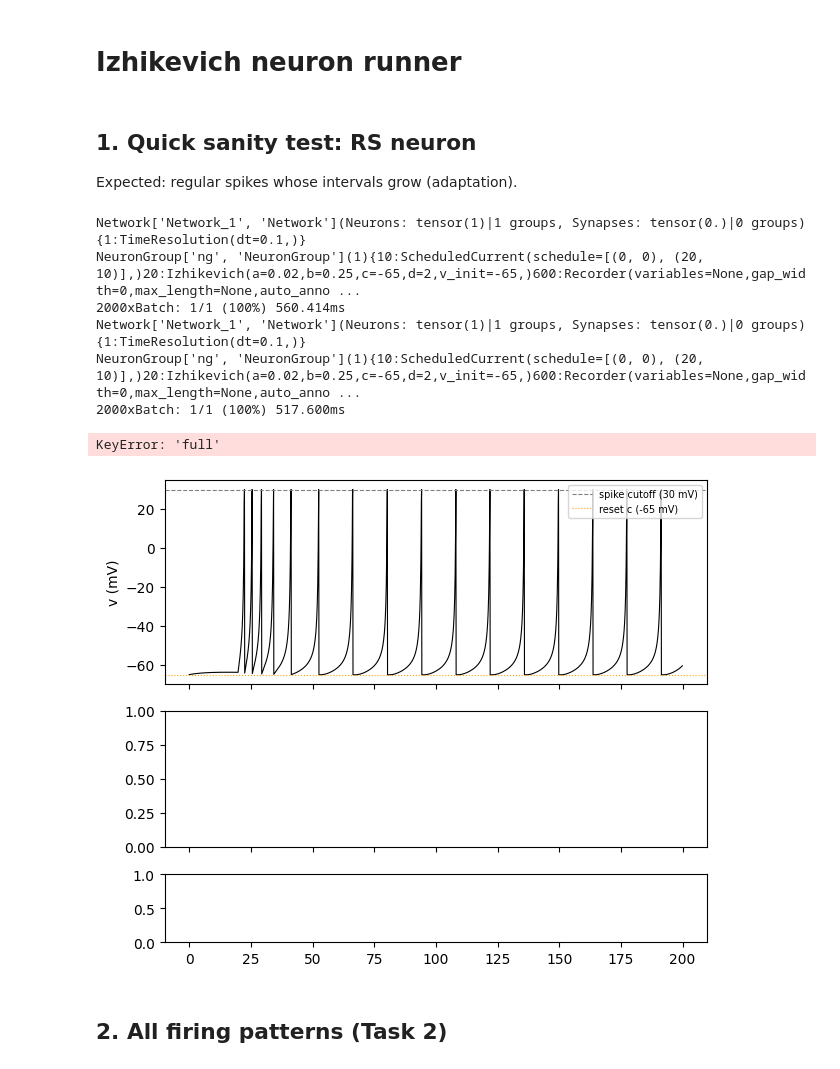
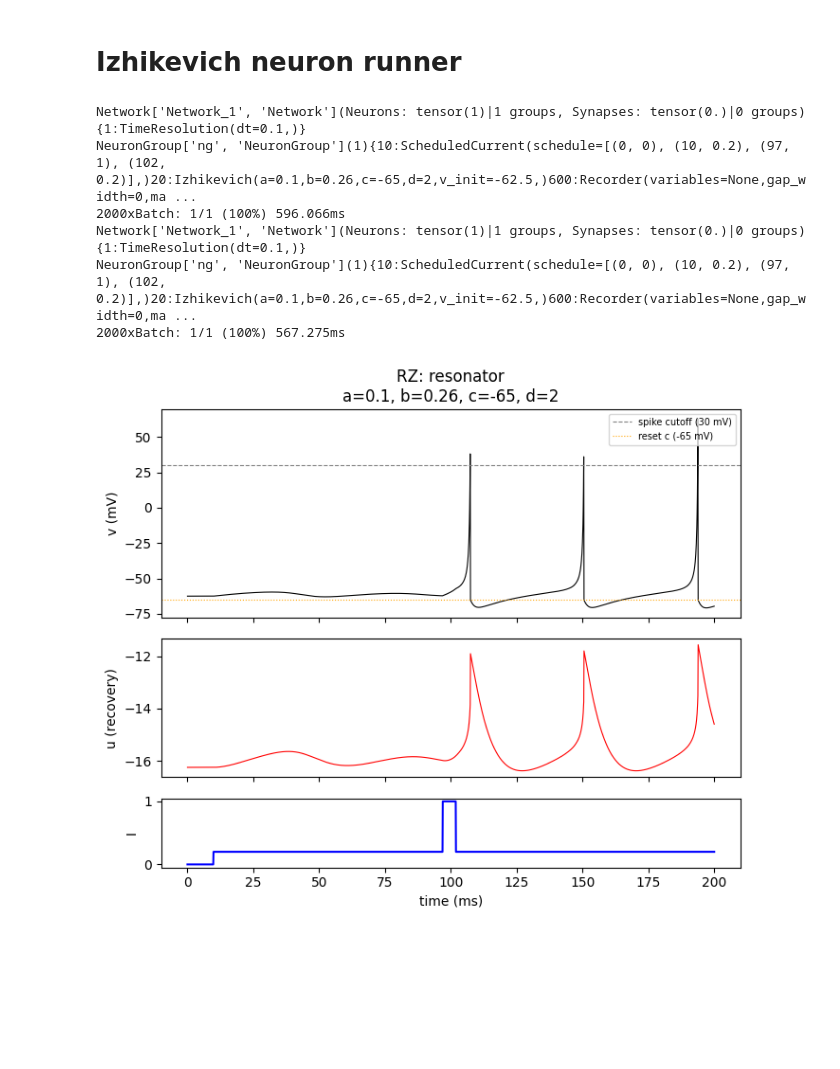
Before and after one commit to Alirezrz/spiking-neuron-izhikevich, a Jupyter notebook: run_izhikevich.ipynb, the cells around one changed output. Drawn from its saved outputs; the diff is of its cells as text; code cells hidden in the pictures; blank space fills up the shorter version.

```diff
--- a/run_izhikevich.ipynb
+++ b/run_izhikevich.ipynb
@@ -58,23 +58,18 @@ def plot_pattern(name, p, clip=True):
     fig.tight_layout()
     plt.show()
     return t, v, u, I
-# %% [markdown]
-## 1. Quick sanity test: RS neuron
-Expected: regular spikes whose intervals grow (adaptation).
 # %%
-run_pattern(PATTERNS["LTS"])
-_ = plot_pattern("LTS", PATTERNS["LTS"])
+
+run_pattern(PATTERNS["RZ"])
+_ = plot_pattern("RZ", PATTERNS["RZ"])
 # %% [output]
 Network['Network_1', 'Network'](Neurons: tensor(1)|1 groups, Synapses: tensor(0.)|0 groups){1:TimeResolution(dt=0.1,)}
-NeuronGroup['ng', 'NeuronGroup'](1){10:ScheduledCurrent(schedule=[(0, 0), (20, 10)],)20:Izhikevich(a=0.02,b=0.25,c=-65,d=2,v_init=-65,)600:Recorder(variables=None,gap_width=0,max_length=None,auto_anno ...
-2000xBatch: 1/1 (100%) 560.414ms
+NeuronGroup['ng', 'NeuronGroup'](1){10:ScheduledCurrent(schedule=[(0, 0), (10, 0.2), (97, 1), (102, 0.2)],)20:Izhikevich(a=0.1,b=0.26,c=-65,d=2,v_init=-62.5,)600:Recorder(variables=None,gap_width=0,ma ...
+2000xBatch: 1/1 (100%) 596.066ms
 Network['Network_1', 'Network'](Neurons: tensor(1)|1 groups, Synapses: tensor(0.)|0 groups){1:TimeResolution(dt=0.1,)}
-NeuronGroup['ng', 'NeuronGroup'](1){10:ScheduledCurrent(schedule=[(0, 0), (20, 10)],)20:Izhikevich(a=0.02,b=0.25,c=-65,d=2,v_init=-65,)600:Recorder(variables=None,gap_width=0,max_length=None,auto_anno ...
-2000xBatch: 1/1 (100%) 517.600ms
+NeuronGroup['ng', 'NeuronGroup'](1){10:ScheduledCurrent(schedule=[(0, 0), (10, 0.2), (97, 1), (102, 0.2)],)20:Izhikevich(a=0.1,b=0.26,c=-65,d=2,v_init=-62.5,)600:Recorder(variables=None,gap_width=0,ma ...
+2000xBatch: 1/1 (100%) 567.275ms
-KeyError: 'full'
-[figure, old version]
+[figure, new version]
-# %% [markdown]
-## 2. All firing patterns (Task 2)
 # %%
 for name, p in PATTERNS.items():
     plot_pattern(name, p)
```
Also changed, not shown: parts of 10 cells of this notebook, 12 other files.
